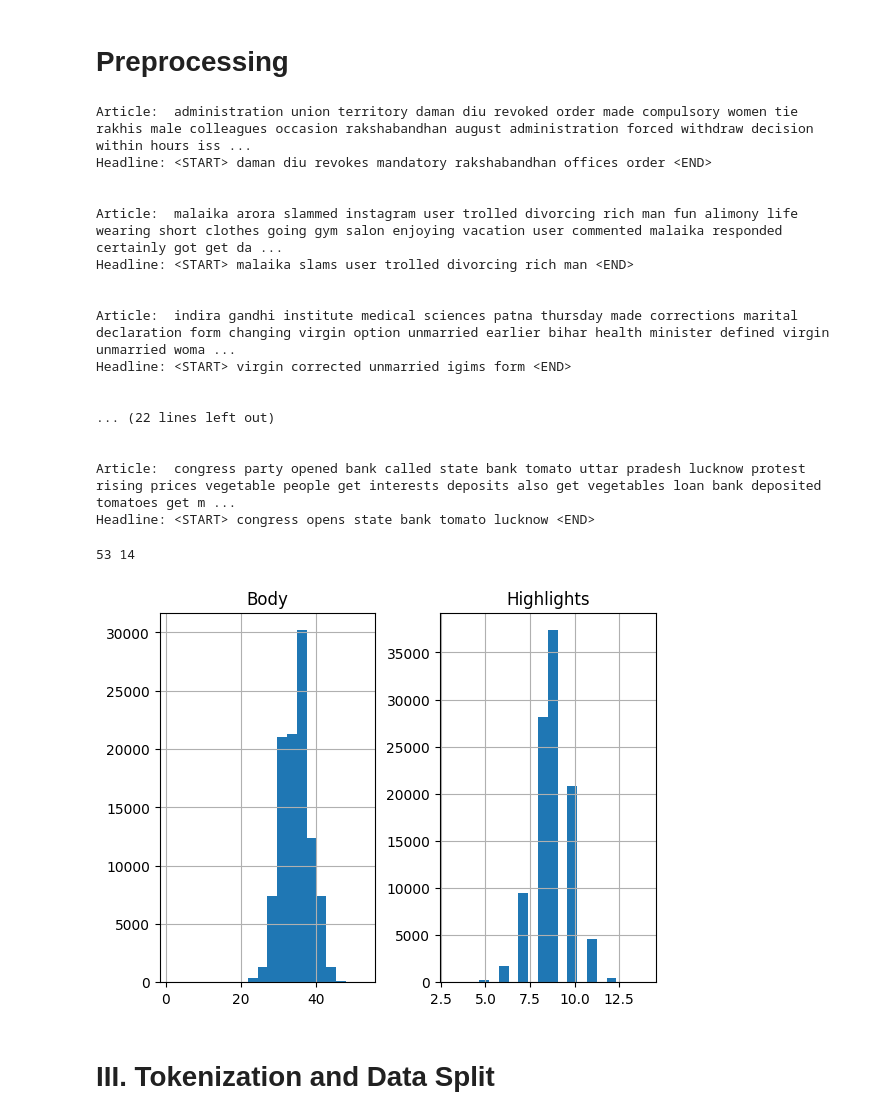
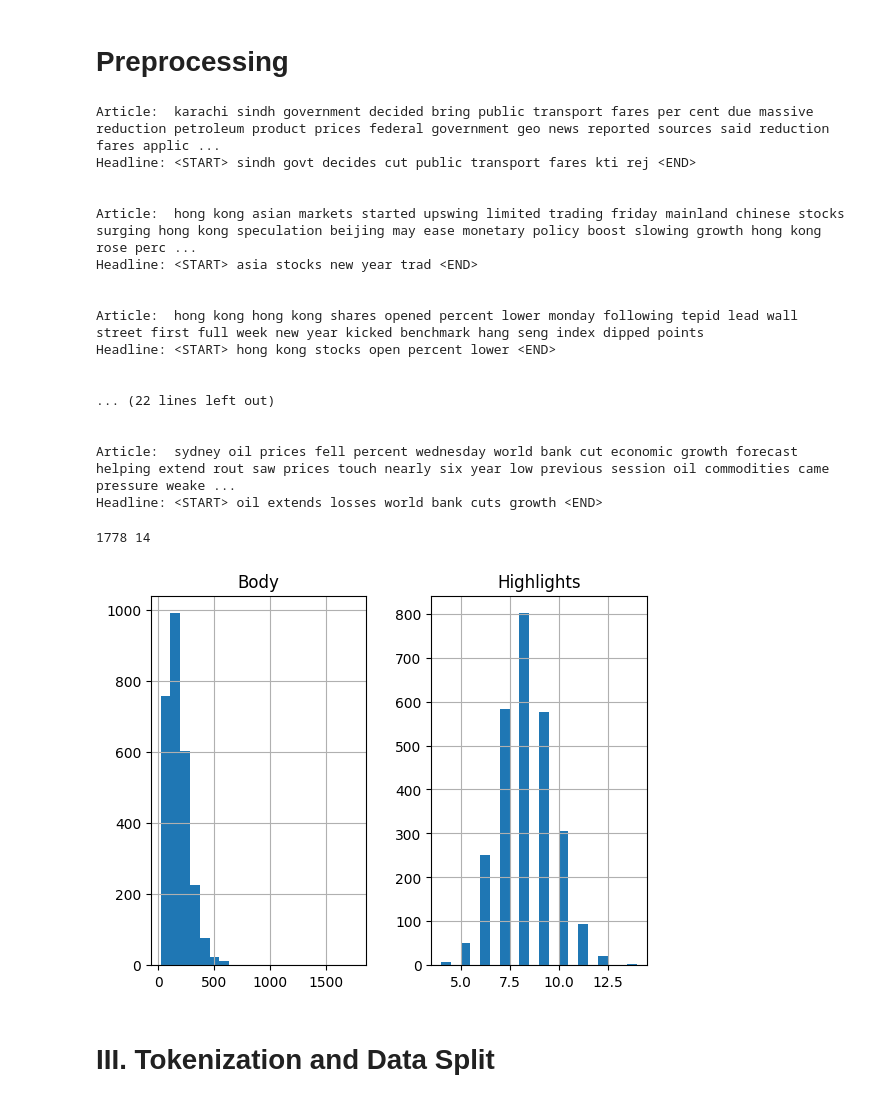
Before and after one commit to nelsonnyland/news_text_summarizer, a Jupyter notebook: nlp-project-code.ipynb, the cells around one changed output. Cells and saved outputs as stored; diff of their text form; code cells hidden in the pictures.

```diff
--- a/nlp-project-code.ipynb
+++ b/nlp-project-code.ipynb
@@ -8,7 +8,8 @@ import re
 import string
 # %%
 #concatenating the two datasets
-news1 = pd.read_csv('news_summary/news_summary.csv', encoding='latin-1')
-news2 = pd.read_csv('news_summary/news_summary_more.csv', encoding='latin-1')
-data = pd.concat([news1, news2], axis=0).reset_index(drop=True)
-data
+#news1 = pd.read_csv('news_summary/news_summary.csv', encoding='latin-1')
+#news2 = pd.read_csv('news_summary/news_summary_more.csv', encoding='latin-1')
+#data = pd.concat([news1, news2], axis=0).reset_index(drop=True)
+#data = pd.read_csv('cnn_dailymail/train.csv', encoding='latin-1')
+data = pd.read_csv('articles/Articles.csv', encoding='latin-1')
@@ -74,12 +61,12 @@ def preprocess(text):
 #Apply preprocessing to both text and summary
 cleaned_text = []
 cleaned_summary = []
-for text in data['text']:
+for text in data['Article']:
     cleaned_text.append(preprocess(text))
-for summary in data['headlines']:
+for summary in data['Heading']:
     cleaned_summary.append(preprocess(summary))
 cleaned_data = pd.DataFrame()
-cleaned_data['text'] = cleaned_text
+cleaned_data['article'] = cleaned_text
 cleaned_data['headline'] = cleaned_summary
 
 #Replacing empty string summaries with nan values and then dropping those datapoints.
@@ -89,51 +76,51 @@ cleaned_data.dropna(axis=0, inplace=True)
 #Adding START and END tokens for indication
 cleaned_data['headline'] = cleaned_data['headline'].apply(lambda x: '<START>' + ' '+ x + ' '+ '<END>')
 for i in range(10):
-    print('Article: ', cleaned_data['text'][i])
+    print('Article: ', cleaned_data['article'][i])
     print('Headline:', cleaned_data['headline'][i])
     print('\n')
 # %% [output]
-Article:  administration union territory daman diu revoked order made compulsory women tie rakhis male colleagues occasion rakshabandhan august administration forced withdraw decision within hours iss ...
-Headline: <START> daman diu revokes mandatory rakshabandhan offices order <END>
+Article:  karachi sindh government decided bring public transport fares per cent due massive reduction petroleum product prices federal government geo news reported sources said reduction fares applic ...
+Headline: <START> sindh govt decides cut public transport fares kti rej <END>
 
 
-Article:  malaika arora slammed instagram user trolled divorcing rich man fun alimony life wearing short clothes going gym salon enjoying vacation user commented malaika responded certainly got get da ...
-Headline: <START> malaika slams user trolled divorcing rich man <END>
+Article:  hong kong asian markets started upswing limited trading friday mainland chinese stocks surging hong kong speculation beijing may ease monetary policy boost slowing growth hong kong rose perc ...
+Headline: <START> asia stocks new year trad <END>
 
 
-Article:  indira gandhi institute medical sciences patna thursday made corrections marital declaration form changing virgin option unmarried earlier bihar health minister defined virgin unmarried woma ...
-Headline: <START> virgin corrected unmarried igims form <END>
+Article:  hong kong hong kong shares opened percent lower monday following tepid lead wall street first full week new year kicked benchmark hang seng index dipped points
+Headline: <START> hong kong stocks open percent lower <END>
 
 
 ... (22 lines left out)
 
 
-Article:  congress party opened bank called state bank tomato uttar pradesh lucknow protest rising prices vegetable people get interests deposits also get vegetables loan bank deposited tomatoes get m ...
-Headline: <START> congress opens state bank tomato lucknow <END>
+Article:  sydney oil prices fell percent wednesday world bank cut economic growth forecast helping extend rout saw prices touch nearly six year low previous session oil commodities came pressure weake ...
+Headline: <START> oil extends losses world bank cuts growth <END>
 # %%
 #Get max length of texts and summaries.
-news_length = max([len(text.split()) for text in cleaned_data['text']])
+news_length = max([len(text.split()) for text in cleaned_data['article']])
 headline_length = max([len(text.split()) for text in cleaned_data['headline']])
 print(news_length, headline_length)
 # %% [output]
-53 14
+1778 14
 # %%
 import matplotlib.pyplot as plt
 
 text_word_count = []
 headline_word_count = []
 
-for i in cleaned_data['text']:
+for i in cleaned_data['article']:
       text_word_count.append(len(i.split()))
 
 for i in cleaned_data['headline']:
       headline_word_count.append(len(i.split()))
 
 length_df = pd.DataFrame({'Body':text_word_count, 'Highlights':headline_word_count})
 length_df.hist(bins = 20)
 plt.show()
 # %% [output]
-[figure, old version]
+[figure, new version]
 # %% [markdown]
 # III. Tokenization and Data Split
 # %%
```
Also changed, not shown: parts of 4 cells of this notebook, 5 other files.
